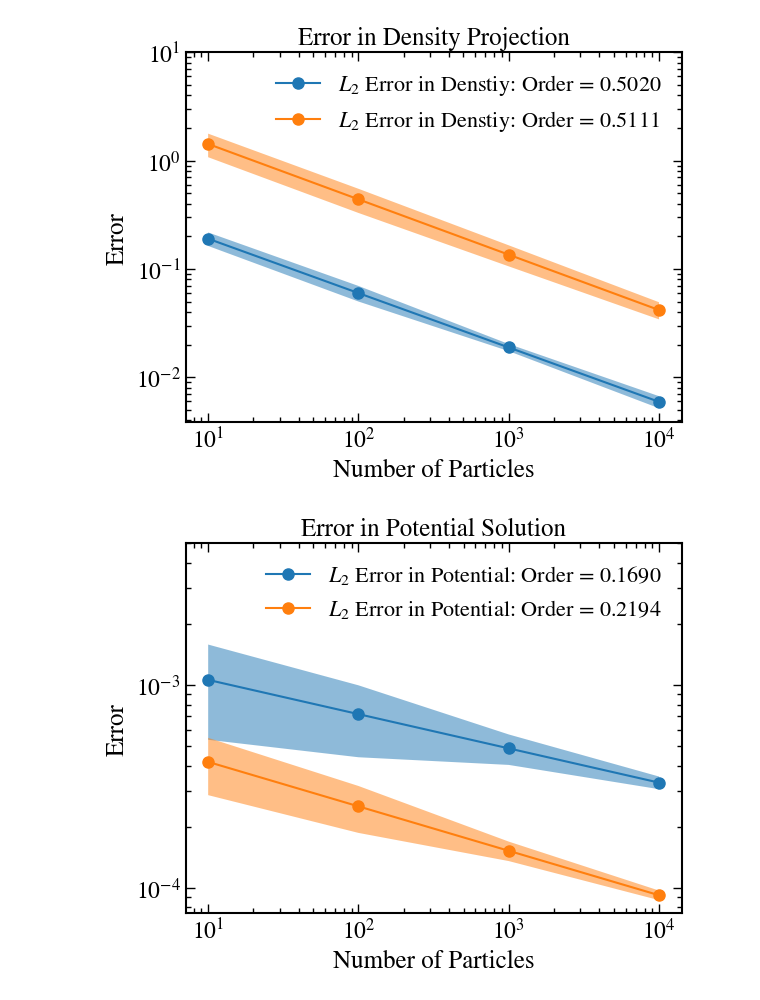
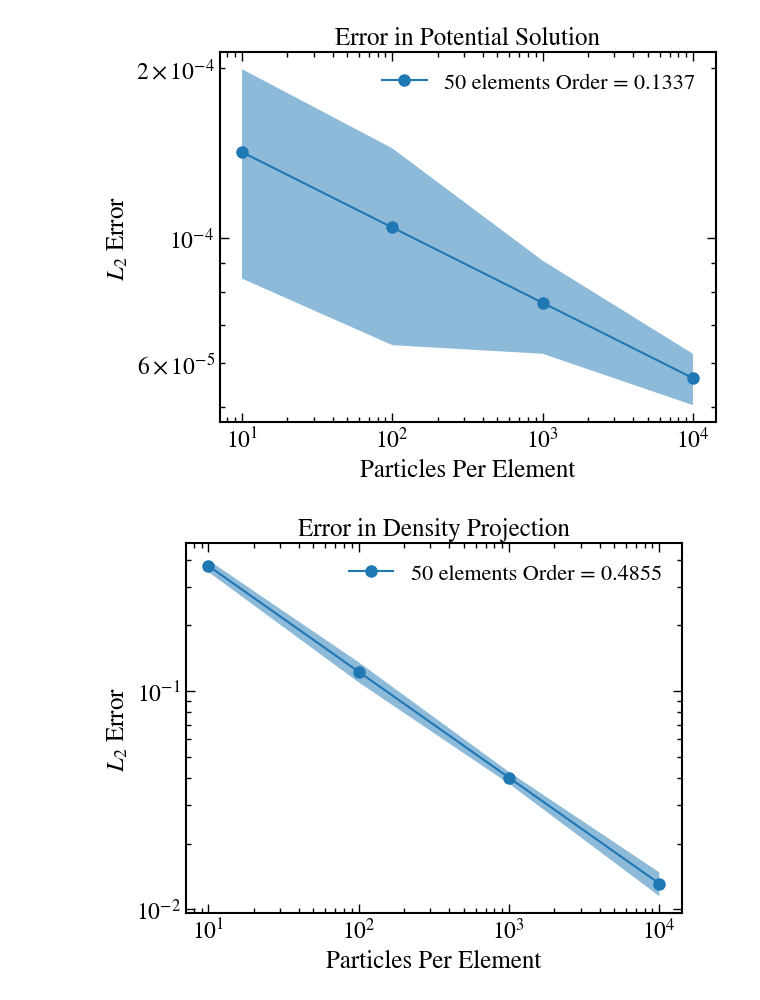
Before and after one commit to idaholab/fenix, a Jupyter notebook: convergence_study /particle_study.ipynb, the cells around one changed output. Drawn from its saved outputs; the diff is of its cells as text; code cells hidden in the pictures.

Commit message:
Updating convergence study to use the l2 error calculator in MOOSE

```diff
--- a/convergence_study /particle_study.ipynb
+++ b/convergence_study /particle_study.ipynb
@@ -65,44 +49,32 @@ x_vals = np.array(x_vals).reshape(-1)
 # %%
 
 density_l2_model = LinearRegression().fit(np.log(x_vals).reshape((-1, 1)), np.log(np.array(density_l2_errors)))
-density_linf_model = LinearRegression().fit(np.log(x_vals).reshape((-1, 1)), np.log(np.array(density_linf_errors)))
+pot_l2_model = LinearRegression().fit(np.log(x_vals).reshape((-1, 1)), np.log(np.array(pot_l2_errors)))
 
-density_l2_fit = np.exp(density_l2_model.predict(np.log(particles_per_element).reshape(-1, 1)))
-density_linf_fit = np.exp(density_linf_model.predict(np.log(particles_per_element).reshape(-1, 1)))
+plot_x_vals = x_vals[:4]
+density_l2_fit = np.exp(density_l2_model.predict(np.log(plot_x_vals).reshape(-1, 1)))
+pot_l2_fit = np.exp(pot_l2_model.predict(np.log(plot_x_vals).reshape(-1, 1)))
 
-plt.fill_between(particles_per_element, density_l2_fit - density_l2_std, density_l2_fit + density_l2_std, alpha=0.5)
-plt.loglog(particles_per_element, density_l2_fit, '-o', label=f"$L_2$ Error in Denstiy: Order = {np.abs(density_l2_model.coef_[0]):0.4f}")
+plt.figure()
+plt.title("Error in Potential Solution")
+plt.ylabel("$L_2$ Error")
+plt.xlabel("Particles Per Element")
+plt.loglog(plot_x_vals, pot_l2_fit,'-o', label=f"50 elements Order = {np.abs(pot_l2_model.coef_[0]):0.4f}")
+plt.fill_between(plot_x_vals, pot_l2_fit - pot_l2_std, pot_l2_fit + pot_l2_std, alpha=0.5)
+plt.legend()
+plt.show()
 
-plt.fill_between(particles_per_element, density_linf_fit - density_linf_std, density_linf_fit + density_linf_std, alpha=0.5)
-plt.loglog(particles_per_element, density_linf_fit, '-o', label=f"$L_2$ Error in Denstiy: Order = {np.abs(density_linf_model.coef_[0]):0.4f}")
+plt.figure()
+plt.title("Error in Density Projection")
+plt.ylabel("$L_2$ Error")
+plt.xlabel("Particles Per Element")
+plt.loglog(plot_x_vals, density_l2_fit,'-o', label=f"50 elements Order = {np.abs(density_l2_model.coef_[0]):0.4f}")
+plt.fill_between(plot_x_vals, density_l2_fit - density_l2_std, density_l2_fit + density_l2_std, alpha=0.5)
 
-plt.title("Error in Density Projection")
-plt.ylabel("Error")
-plt.xlabel("Number of Particles")
-plt.legend()
-plt.ylim(top=1e1)
+# plt.loglog(plot_x_vals, density_l2_fit_1000ppe,'-o', label=f"1000 ppe Order = {np.abs(density_l2_model_1000ppe.coef_[0]):0.4f}")
+# plt.fill_between(plot_x_vals, density_l2_fit_1000ppe - density_l2_std_1000ppe, density_l2_fit_1000ppe + density_l2_std_1000ppe, alpha=0.5)
+plt.legend(loc='upper right')
 plt.show()
 # %% [output]
-[figure, old version]
+[figure, new version]
+[figure, added]
-# %%
-
-pot_l2_model = LinearRegression().fit(np.log(x_vals).reshape((-1, 1)), np.log(np.array(pot_l2_errors)))
-pot_linf_model = LinearRegression().fit(np.log(x_vals).reshape((-1, 1)), np.log(np.array(pot_linf_errors)))
-
-pot_l2_fit = np.exp(pot_l2_model.predict(np.log(particles_per_element).reshape(-1, 1)))
-pot_linf_fit = np.exp(pot_linf_model.predict(np.log(particles_per_element).reshape(-1, 1)))
-
-plt.fill_between(particles_per_element, pot_l2_fit - pot_l2_std, pot_l2_fit + pot_l2_std, alpha=0.5)
-plt.loglog(particles_per_element, pot_l2_fit, '-o', label=f"$L_2$ Error in Potential: Order = {np.abs(pot_l2_model.coef_[0]):0.4f}")
-
-plt.fill_between(particles_per_element, pot_linf_fit - pot_linf_std, pot_linf_fit + pot_linf_std, alpha=0.5)
-plt.loglog(particles_per_element, pot_linf_fit, '-o', label=f"$L_2$ Error in Potential: Order = {np.abs(pot_linf_model.coef_[0]):0.4f}")
-
-plt.title("Error in Potential Solution")
-plt.ylabel("Error")
-plt.xlabel("Number of Particles")
-plt.legend()
-plt.ylim(top=5e-3)
-plt.show()
-# %% [output]
-[figure, removed]
```
Also changed, not shown: parts of 1 cell of this notebook, 11 other files.
